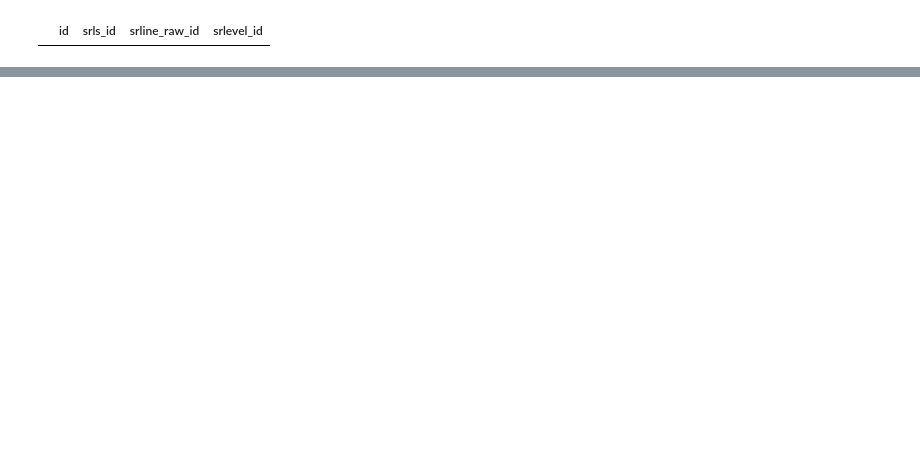
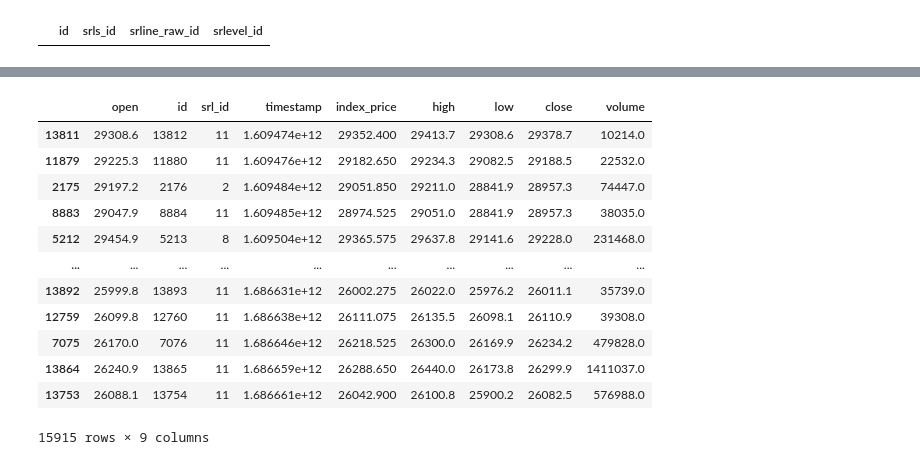
Before and after one commit to miladaleali/pedesis_test_docker, a Jupyter notebook: notebook/lab.ipynb, the cells around one changed output, grey strips where cells are left out. Drawn from its saved outputs; the diff is of its cells as text; code cells hidden in the pictures; blank space fills up the shorter version.

Commit message:
ADD: notebook volume

```diff
--- a/notebook/lab.ipynb
+++ b/notebook/lab.ipynb
@@ -175,0 +210,19 @@ srlines_raw
+# %%
+must_add = set(srlines_raw.id).difference(set(srlines.srline_raw_id))
+# %%
+self = btc_starter
+dbid = self.configs.dbid
+symbol = UniSymbol.get('symbol', id=self.configs.uni_symbol_id)
+
+srline_df = SRLine.query(SRLine.get_select(srls_id=dbid), in_df=True)
+base_srlines_raw = srlines_raw[srlines_raw['id'].isin(must_add)]
+base_srlines_raw.sort_values('timestamp', ascending=True, inplace=True)
+srlevels_dfs = {
+    srl_id: SRLevel.get_raw_srlevel_df(
+    srls_id=self.configs.dbid,
+    band_mult=self.installed_srl[srl_id].srlevel_std_multiplier
+) for srl_id in self.installed_srl
+}
+srlevels_exist_ids = {
+    i[0]: list(i[1].id.values) for i in srlevels_dfs.items()
+}
@@ -175,0 +290,16 @@ srlines_raw
+# %%
+base_srlines_raw
+# %% [output]
+|  | open | id | srl_id | timestamp | index_price | high | low | close | volume |
+| 13811 | 29308.6 | 13812 | 11 | 1.609474e+12 | 29352.400 | 29413.7 | 29308.6 | 29378.7 | 10214.0 |
+| 11879 | 29225.3 | 11880 | 11 | 1.609476e+12 | 29182.650 | 29234.3 | 29082.5 | 29188.5 | 22532.0 |
+| 2175 | 29197.2 | 2176 | 2 | 1.609484e+12 | 29051.850 | 29211.0 | 28841.9 | 28957.3 | 74447.0 |
+| 8883 | 29047.9 | 8884 | 11 | 1.609485e+12 | 28974.525 | 29051.0 | 28841.9 | 28957.3 | 38035.0 |
+| 5212 | 29454.9 | 5213 | 8 | 1.609504e+12 | 29365.575 | 29637.8 | 29141.6 | 29228.0 | 231468.0 |
+| ... | ... | ... | ... | ... | ... | ... | ... | ... | ... |
+| 13892 | 25999.8 | 13893 | 11 | 1.686631e+12 | 26002.275 | 26022.0 | 25976.2 | 26011.1 | 35739.0 |
+| 12759 | 26099.8 | 12760 | 11 | 1.686638e+12 | 26111.075 | 26135.5 | 26098.1 | 26110.9 | 39308.0 |
+| 7075 | 26170.0 | 7076 | 11 | 1.686646e+12 | 26218.525 | 26300.0 | 26169.9 | 26234.2 | 479828.0 |
+| 13864 | 26240.9 | 13865 | 11 | 1.686659e+12 | 26288.650 | 26440.0 | 26173.8 | 26299.9 | 1411037.0 |
+| 13753 | 26088.1 | 13754 | 11 | 1.686661e+12 | 26042.900 | 26100.8 | 25900.2 | 26082.5 | 576988.0 |
+15915 rows × 9 columns
```
Also changed, not shown: parts of 13 cells of this notebook.
